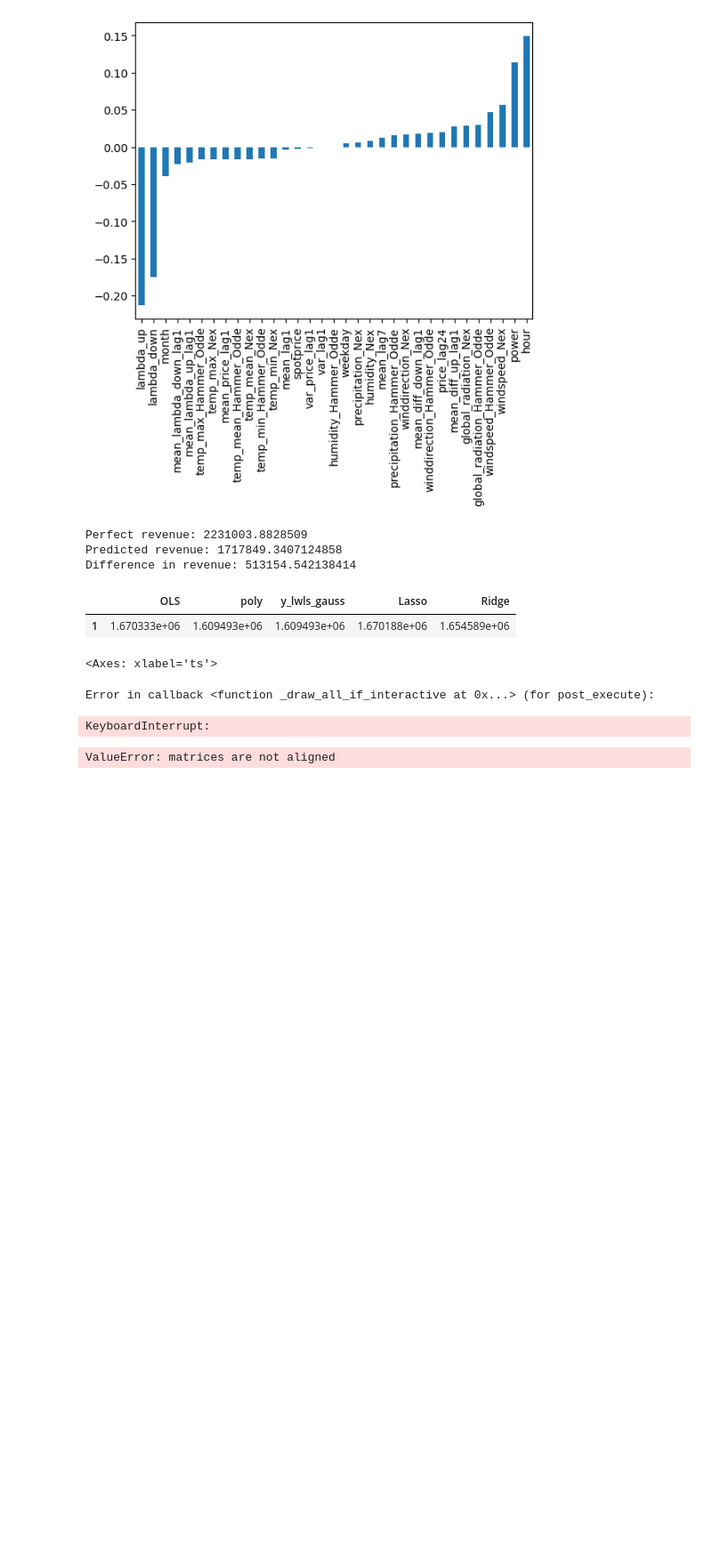
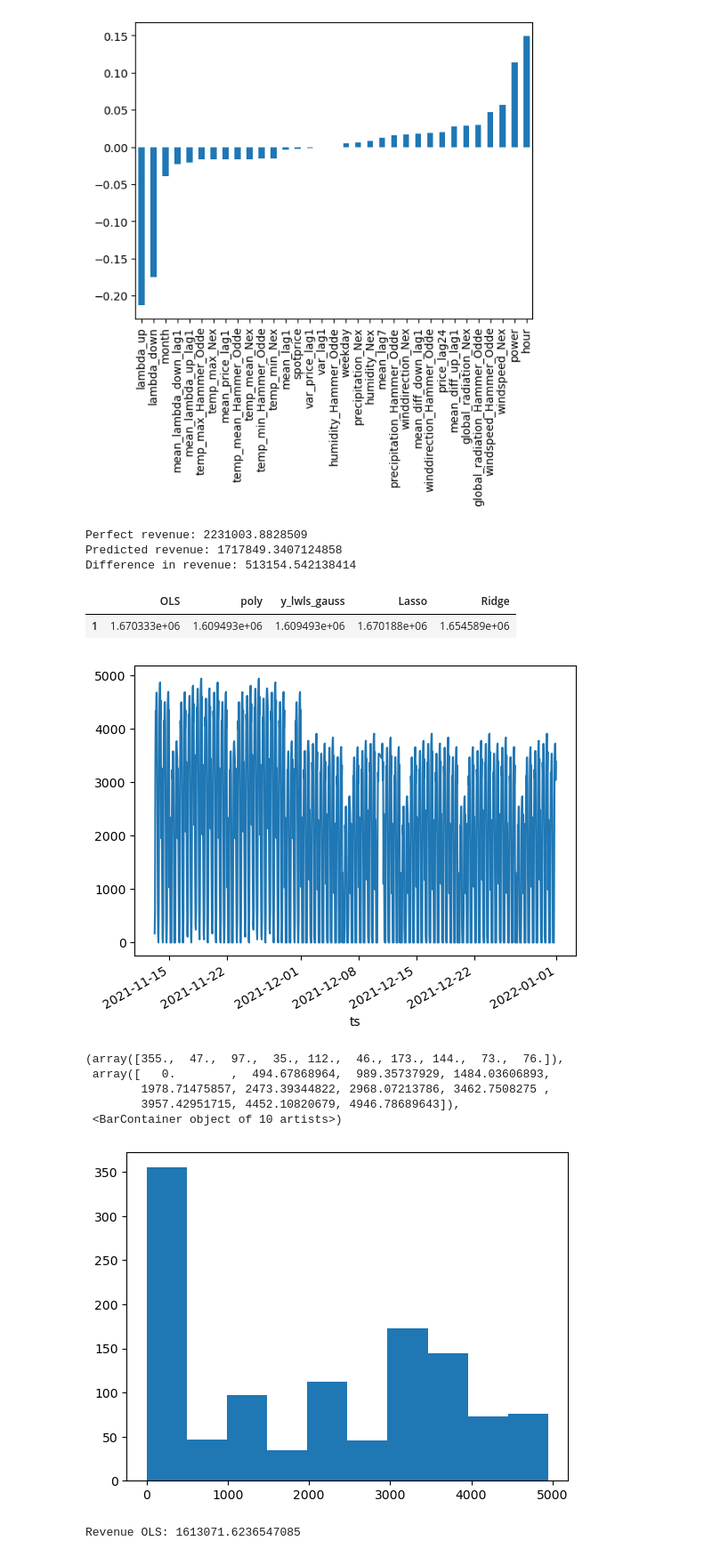
Before and after one commit to JacobSkaarup/46765_assignment1, a Jupyter notebook: main.ipynb, the cells around one changed output. Shown at 89% size. Saved outputs shown, nothing was run; the diff lists cells and outputs as text; code cells hidden in the pictures; blank space fills up the shorter version.

Commit message:
Refactor code to use OLS for predictions and calculate metrics

```diff
--- a/main.ipynb
+++ b/main.ipynb
@@ -757,23 +761,22 @@ theta_grad = gradient_descent(x_train, y_train)
 # %%
 y_ols = theta_grad @ x_test.T
 y_ols = np.maximum(y_ols, 0)
 y_ols.plot()
+plt.show()
 
-y_ols.plot(kind = 'bar')
+
+plt.hist(y_ols.values)
 # %% [output]
+[figure, added]
-<Axes: xlabel='ts'>
+(array([355.,  47.,  97.,  35., 112.,  46., 173., 144.,  73.,  76.]),
+ array([   0.        ,  494.67868964,  989.35737929, 1484.03606893,
+        1978.71475857, 2473.39344822, 2968.07213786, 3462.7508275 ,
+        3957.42951715, 4452.10820679, 4946.78689643]),
+ <BarContainer object of 10 artists>)
-Error in callback <function _draw_all_if_interactive at 0x...> (for post_execute):
-KeyboardInterrupt:
+[figure, added]
-# %%
-
-
-# Predict
-y_pred = theta_cfs @ x_test
-
-# Plot
-plt.plot(x_test, y_test, label = 'true')
-plt.plot(x_test, y_pred, label = 'pred')
-plt.legend()
-plt.show()
-# %% [output]
-ValueError: matrices are not aligned
+# %%
+revenue_ols = np.sum(y_ols * lambda_DA + lambda_down * np.maximum(real - y_ols, 0)
+                                              - lambda_up * np.maximum(y_ols - real, 0))/1E3
+print(f"Revenue OLS: {revenue_ols}")
+# %% [output]
+Revenue OLS: 1613071.6236547085
```
Also changed, not shown: parts of 5 cells of this notebook.
